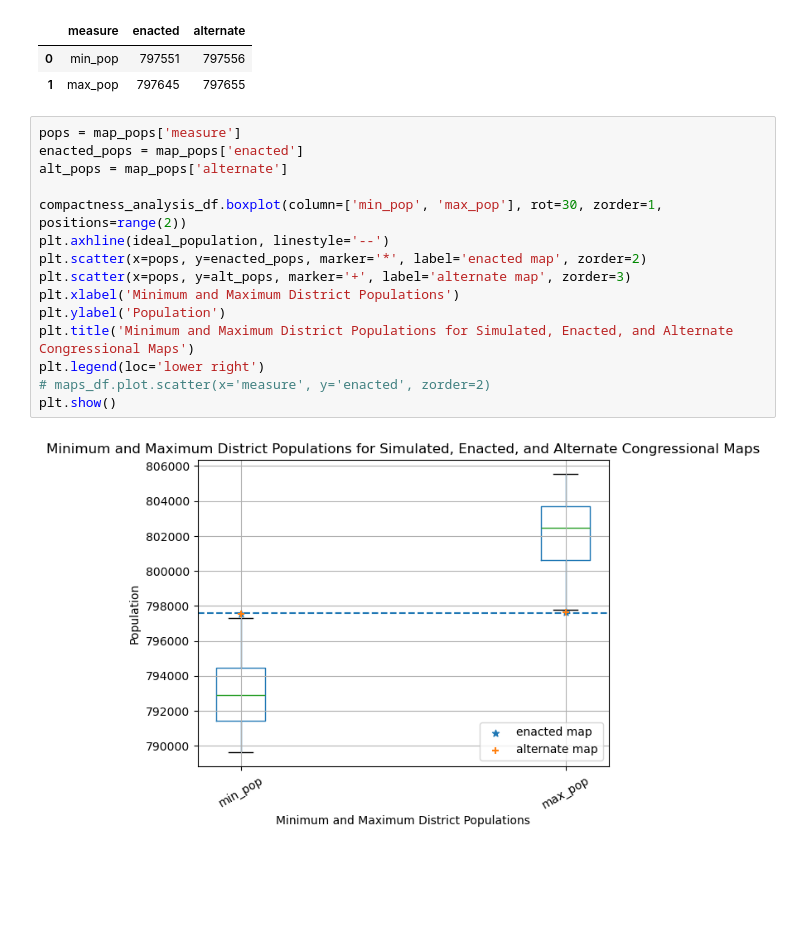
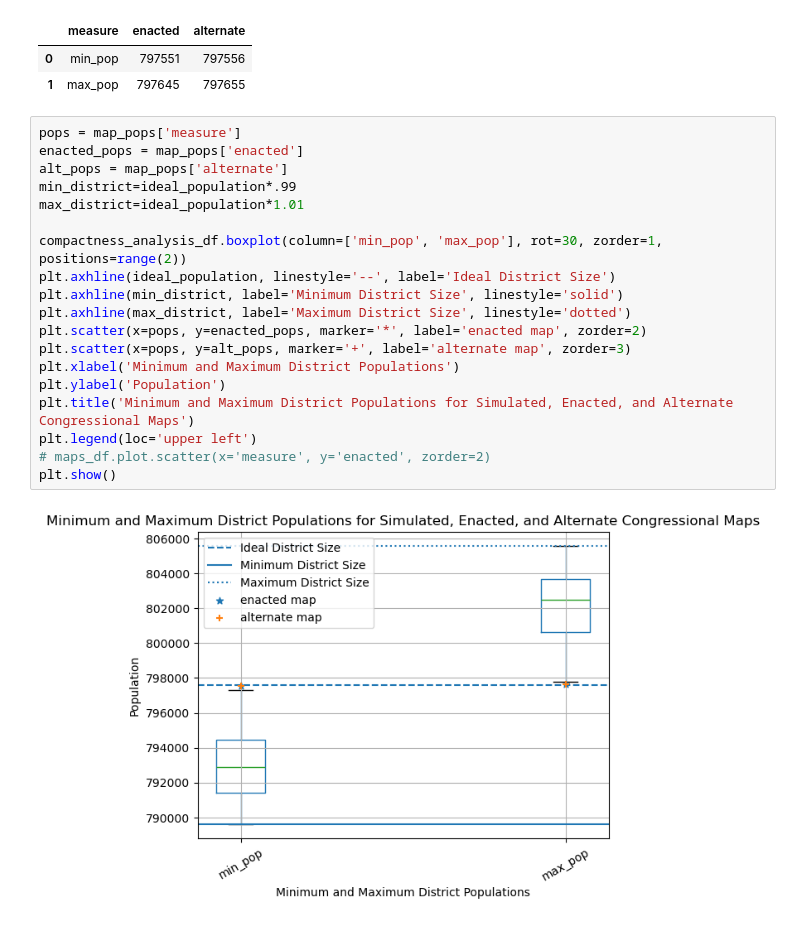
Before and after one commit to stefaniegwangphd/ia-redistricting, a Jupyter notebook: simulation_map_analysis.ipynb, the cells around one changed output. Drawn from its saved outputs; the diff is of its cells as text; blank space fills up the shorter version.

Commit message:
update labels in min_max_pop graphic

```diff
--- a/simulation_map_analysis.ipynb
+++ b/simulation_map_analysis.ipynb
@@ -390,17 +390,21 @@ map_pops
 # %%
 pops = map_pops['measure']
 enacted_pops = map_pops['enacted']
 alt_pops = map_pops['alternate']
+min_district=ideal_population*.99
+max_district=ideal_population*1.01
 
 compactness_analysis_df.boxplot(column=['min_pop', 'max_pop'], rot=30, zorder=1, positions=range(2))
-plt.axhline(ideal_population, linestyle='--')
+plt.axhline(ideal_population, linestyle='--', label='Ideal District Size')
+plt.axhline(min_district, label='Minimum District Size', linestyle='solid')
+plt.axhline(max_district, label='Maximum District Size', linestyle='dotted')
 plt.scatter(x=pops, y=enacted_pops, marker='*', label='enacted map', zorder=2)
 plt.scatter(x=pops, y=alt_pops, marker='+', label='alternate map', zorder=3)
 plt.xlabel('Minimum and Maximum District Populations')
 plt.ylabel('Population')
 plt.title('Minimum and Maximum District Populations for Simulated, Enacted, and Alternate Congressional Maps')
-plt.legend(loc='lower right')
+plt.legend(loc='upper left')
 # maps_df.plot.scatter(x='measure', y='enacted', zorder=2)
 plt.show()
 # %% [output]
-[figure, old version]
+[figure, new version]
```
Also changed, not shown: 1 other file.
